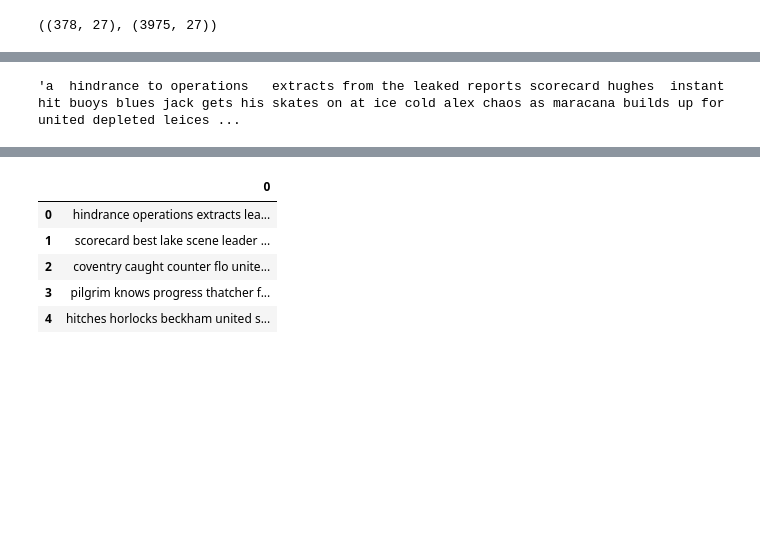
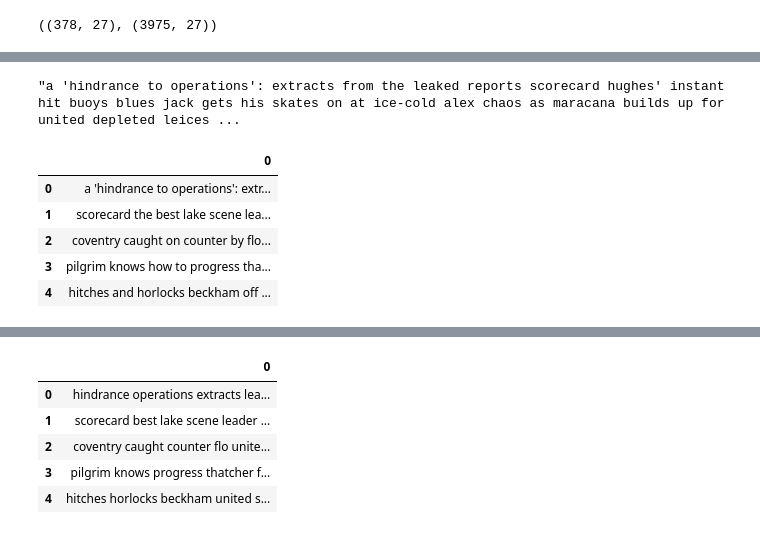
Before and after one commit to Kaleab1999/text-analytics-NLP, a Jupyter notebook: Stock_market_sentiment_analysis.ipynb, the cells around one changed output, grey strips where cells are left out. Cells and saved outputs as stored; diff of their text form; code cells hidden in the pictures; blank space fills up the shorter version.

```diff
--- a/Stock_market_sentiment_analysis.ipynb
+++ b/Stock_market_sentiment_analysis.ipynb
@@ -109,4 +117,6 @@ test_data[1]
 # %%
+corpus=[]
+corpus2=[]
 con={
     "ain't": "am not / are not / is not / has not / have not",
 "aren't": "are not / am not",
@@ -237,9 +247,36 @@ def cont(x):
     return x
   else:
     return x
-headlines=cont(headlines)
-test_data=cont(test_data)
+
+#headlines=cont(headlines)
+#test_data=cont(test_data)
+
+for i in range(0,len(data)):
+  review= data[0][i]
+  review= review.split()
+  review= cont(review)
+  review= " ".join(review)
+  corpus.append(review)
+
+for i in range(0,len(data2)):
+  review= data2[0][i]
+  review= review.split()
+  review= cont(review)
+  review= " ".join(review)
+  corpus2.append(review)
 # %%
-headlines[0]
+corpus[0]
 # %% [output]
-'a  hindrance to operations   extracts from the leaked reports scorecard hughes  instant hit buoys blues jack gets his skates on at ice cold alex chaos as maracana builds up for united depleted leices ...
+"a 'hindrance to operations': extracts from the leaked reports scorecard hughes' instant hit buoys blues jack gets his skates on at ice-cold alex chaos as maracana builds up for united depleted leices ...
+# %%
+data = pd.DataFrame(corpus)
+data2 = pd.DataFrame(corpus2)
+
+data.head()
+# %% [output]
+|  | 0 |
+| 0 | a 'hindrance to operations': extr... |
+| 1 | scorecard the best lake scene lea... |
+| 2 | coventry caught on counter by flo... |
+| 3 | pilgrim knows how to progress tha... |
+| 4 | hitches and horlocks beckham off ... |
```
Also changed, not shown: parts of 39 cells of this notebook.
